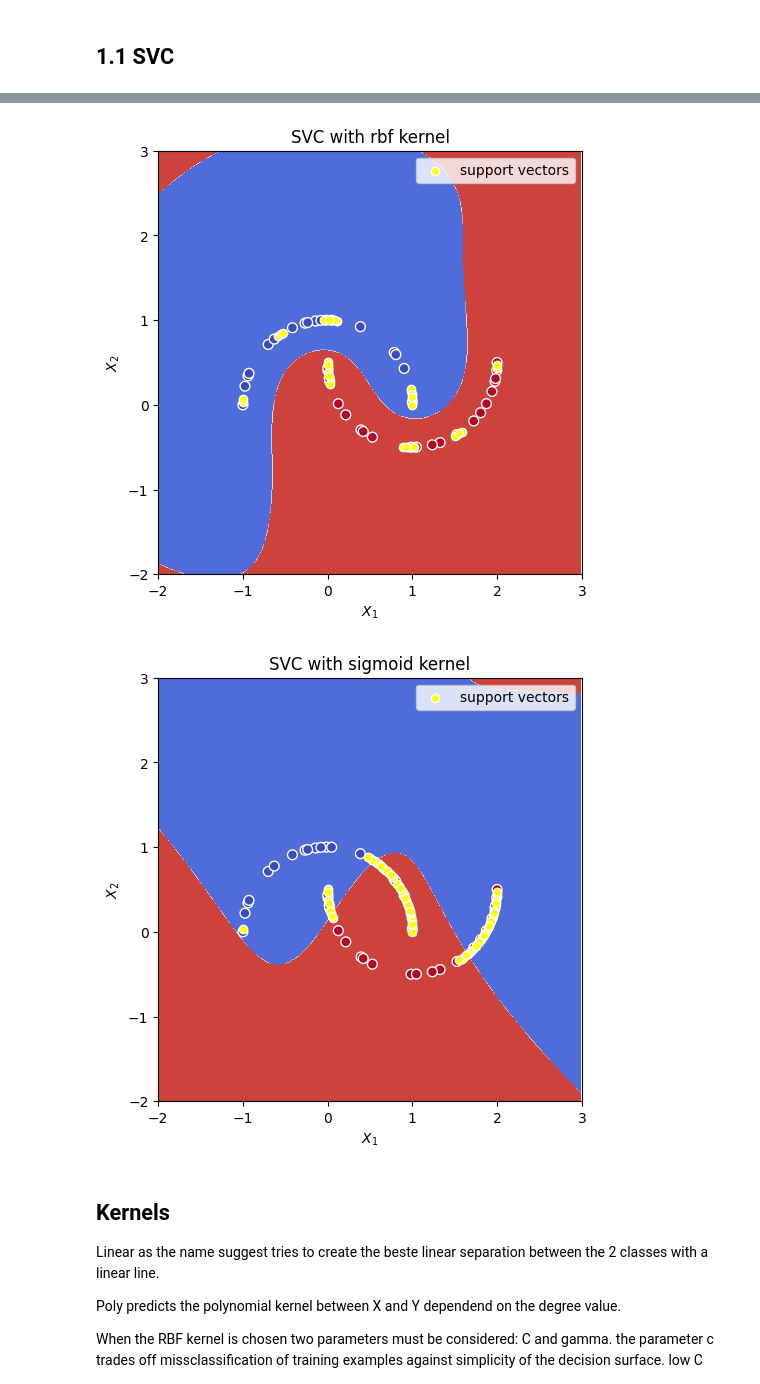
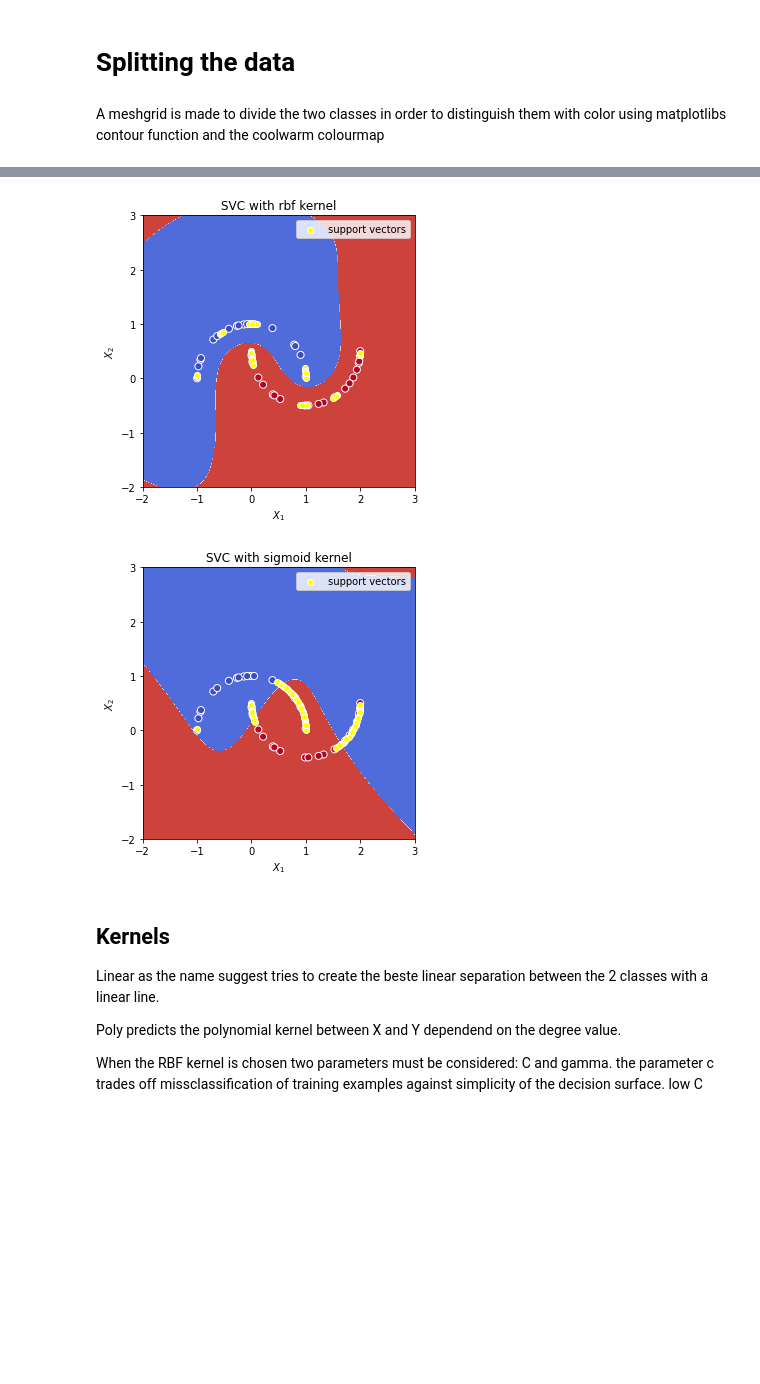
Before and after one commit to MikeWierenga/datascience3, a Jupyter notebook: supervised/assignment_week_5.ipynb, the cells around one changed output, grey strips where cells are left out. Saved outputs shown, nothing was run; the diff lists cells and outputs as text; code cells hidden in the pictures; blank space fills up the shorter version.

```diff
--- a/supervised/assignment_week_5.ipynb
+++ b/supervised/assignment_week_5.ipynb
@@ -16,2 +22,2 @@ X_test, y_test = X[train_amount:], y[train_amount:]
-# %% [markdown]
-## 1.1 SVC
+# %% [markdown]
+# Splitting the data
@@ -18,3 +28,5 @@ X_test, y_test = X[train_amount:], y[train_amount:]
+# %% [markdown]
+A meshgrid is made to divide the two classes in order to distinguish them with color using matplotlibs contour function and the coolwarm colourmap
 # %%
 def make_meshgrid(X, h=.01):
     """Create a mesh grid based on vectors X and Y."""
@@ -30,26 +42,27 @@ def make_meshgrid(X, h=.01):
 
     return xx, yy
 # %%
-kernels = ['linear', 'poly', 'rbf', 'sigmoid']
-for kernel in kernels:
-    svc = SVC(kernel= kernel)
-    svc.fit(X_train, y_train)
+def svc_models(kernels):
+    for kernel in kernels:
+        svc = SVC(kernel= kernel)
+        svc.fit(X_train, y_train)
 
-    xx, yy = make_meshgrid(X)
-    grid = np.c_[xx.ravel(), yy.ravel()]
+        xx, yy = make_meshgrid(X)
+        grid = np.c_[xx.ravel(), yy.ravel()]
 
-    svm_pred = svc.predict(grid).reshape(xx.shape)
+        svm_pred = svc.predict(grid).reshape(xx.shape)
 
-    fig, axes = plt.subplots(nrows=1, ncols=1, figsize=(10, 5), layout="constrained")
-    axes.contourf(xx, yy, svm_pred, cmap=plt.cm.coolwarm)
-    axes.scatter(X_test[:, 0], X_test[:, 1], c=y_test, edgecolor='white', linewidth=1, s=50, cmap=plt.cm.coolwarm)
-    axes.scatter(svc.support_vectors_[:, 0], svc.support_vectors_[:, 1], edgecolor='white', color='yellow', label='support vectors')
-    axes.set(aspect='equal',
-               xlim=(X.min() - 1, X.max() + 1),
-               ylim=(X.min() - 1, X.max() + 1),
-               xlabel='$X_1$',
-               ylabel='$X_2$')
-    axes.set_title(f'SVC with {kernel} kernel')
-    axes.legend()
-    plt.show()
+        fig, axes = plt.subplots(nrows=1, ncols=1, figsize=(10, 5))
+        axes.contourf(xx, yy, svm_pred, cmap=plt.cm.coolwarm)
+        axes.scatter(X_test[:, 0], X_test[:, 1], c=y_test, edgecolor='white', linewidth=1, s=50, cmap=plt.cm.coolwarm)
+        axes.scatter(svc.support_vectors_[:, 0], svc.support_vectors_[:, 1], edgecolor='white', color='yellow', label='support vectors')
+        axes.set(aspect='equal',
+                xlim=(X.min() - 1, X.max() + 1),
+                ylim=(X.min() - 1, X.max() + 1),
+                xlabel='$X_1$',
+                ylabel='$X_2$')
+        axes.set_title(f'SVC with {kernel} kernel')
+        axes.legend()
+        plt.show()
+svc_models(['linear', 'poly', 'rbf', 'sigmoid'])
 # %% [output]
@@ -58,5 +71,5 @@ for kernel in kernels:
-[figure, old version]
+[figure, new version]
-[figure, old version]
+[figure, new version]
 # %% [markdown]
 ## Kernels
 
```
Also changed, not shown: parts of 23 cells of this notebook.
